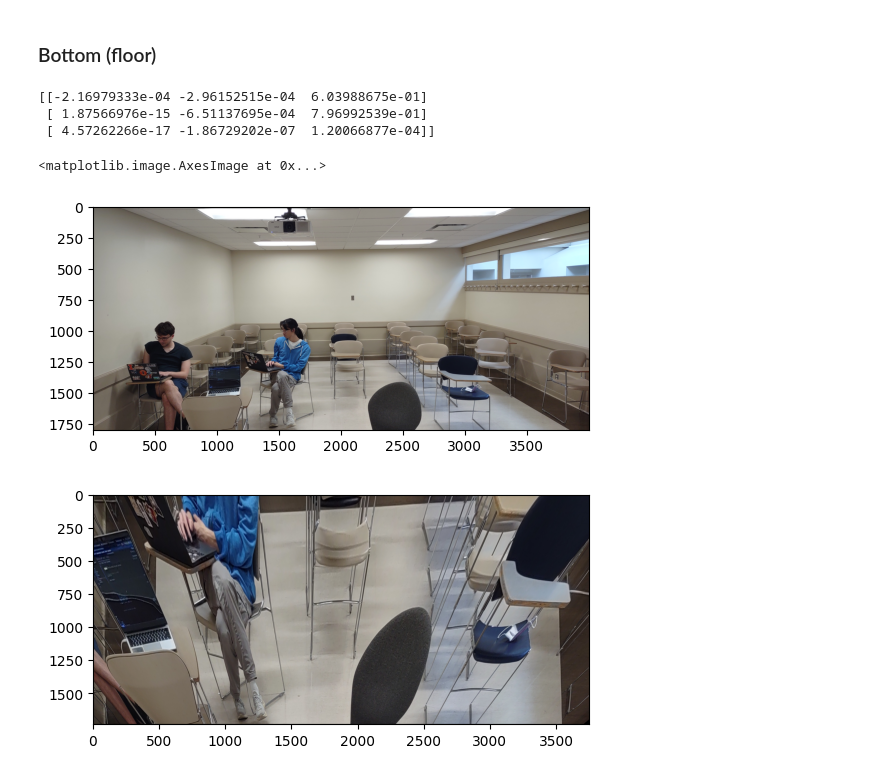
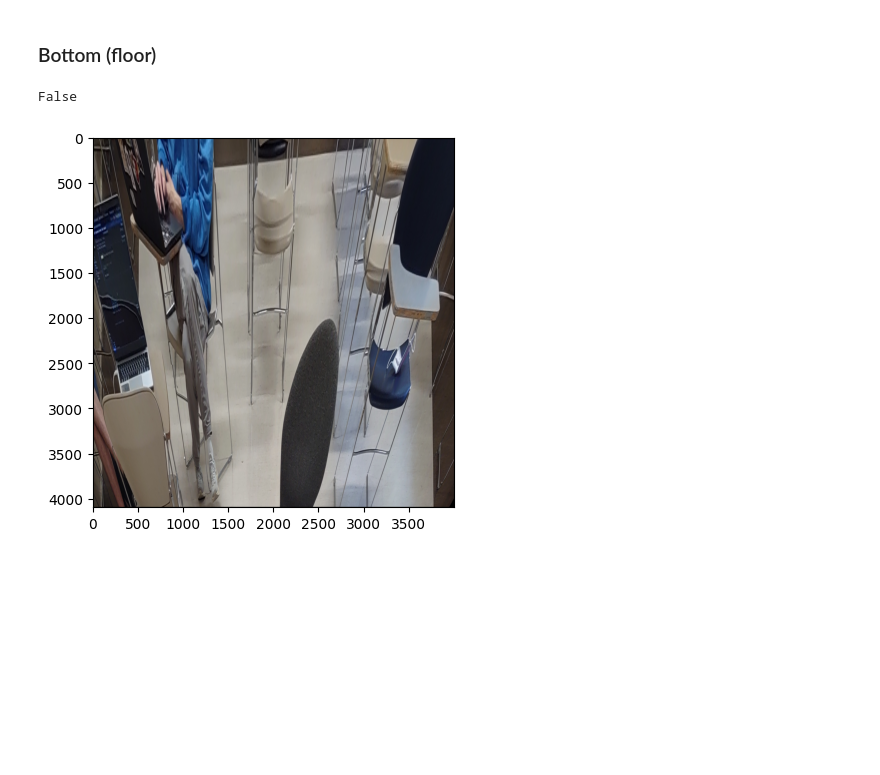
Before and after one commit to AnimeHiyoko/CS-445-Final-Project, a Jupyter notebook: Final_Project.ipynb, the cells around one changed output. Cells and saved outputs as stored; diff of their text form; code cells hidden in the pictures; blank space fills up the shorter version.

```diff
--- a/Final_Project.ipynb
+++ b/Final_Project.ipynb
@@ -396,35 +396,31 @@ plt.imshow(projIm1)
 # %% [markdown]
 ### Bottom (floor)
 # %%
-# Compute Left
+# Compute the Homography of the Floor Section
 
-width = int(2 * width_box)
-height = int(2 * height_box)
+width = int(width_image)
+height = int(depth_image)
 
 H = computeHomography(bottom_box[0], bottom_box[1], height, width)
-print(H)
-
-plt.figure()
-plt.imshow(image_rgb)
 
 
-projectedWidth = width
-projectedHeight = height
+
+# Project onto a a flat surface
+
+# Set the canvas
 Tr = np.array([[1, 0, 10], [0, 1, 0], [0, 0, 1]]).astype('float32')
 
-# TO DO: warp and blend the two images
-# images location
-# Load an color image in grayscale
-projIm1 = cv2.warpPerspective(image_rgb,
-							  Tr@H,
-							  (projectedWidth,
-		  					   projectedHeight))
+# Warp the whole image onto the backgorund
+bottom_image = cv2.warpPerspective(image_rgb,
+                              Tr@H,
+                              (width,
+                                 height))
 plt.figure()
-plt.imshow(projIm1)
+plt.imshow(bottom_image)
+
+bottom_image = cv2.cvtColor(bottom_image, cv2.COLOR_RGB2BGR)
+filename = './test_room/bottom_img.jpg'
+cv2.imwrite(filename, bottom_image)
 # %% [output]
-[[-2.16979333e-04 -2.96152515e-04  6.03988675e-01]
- [ 1.87566976e-15 -6.51137695e-04  7.96992539e-01]
- [ 4.57262266e-17 -1.86729202e-07  1.20066877e-04]]
+False
-<matplotlib.image.AxesImage at 0x...>
-[figure, old version]
+[figure, new version]
-[figure, removed]
```
Also changed, not shown: parts of 1 cell of this notebook.
